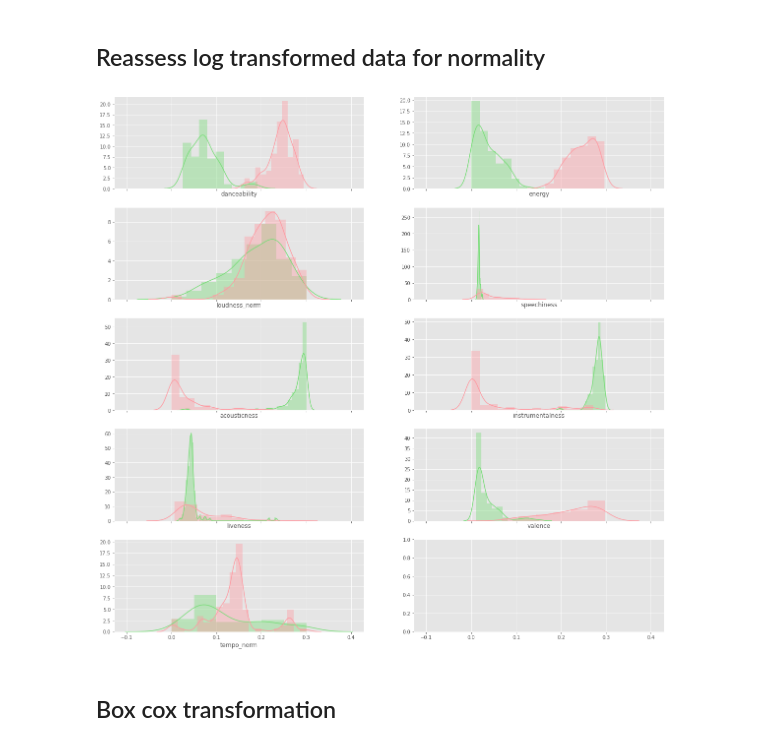
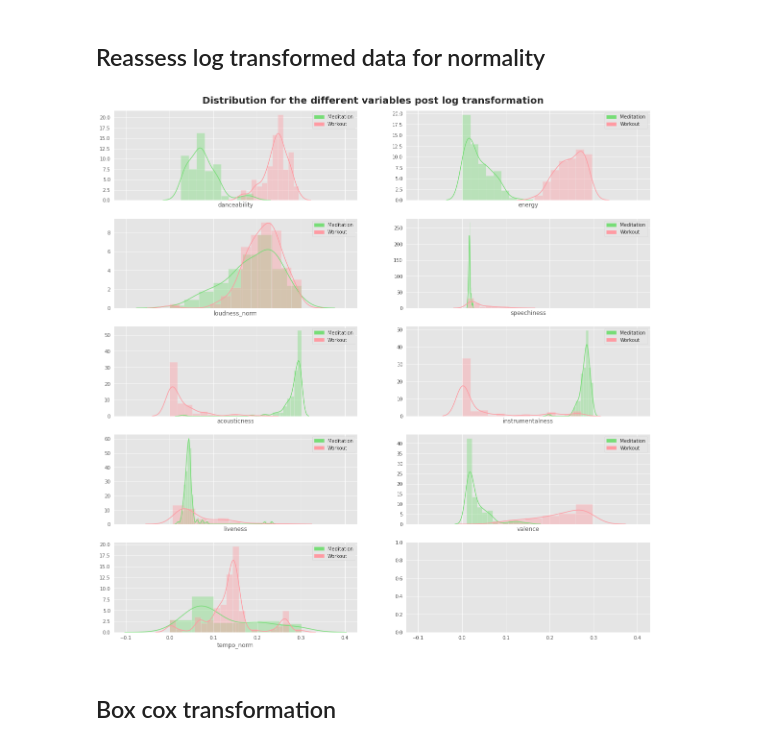
Before and after one commit to hannz88/Spotify_data_science, a Jupyter notebook: Comparing playlists.ipynb, the cells around one changed output. Cells and saved outputs as stored; diff of their text form; code cells hidden in the pictures.

```diff
--- a/Comparing playlists.ipynb
+++ b/Comparing playlists.ipynb
@@ -348,7 +349,7 @@ yaxis = diff.sort_values(ascending=False)
 plt.bar(xaxis, yaxis, color=col)
 plt.xticks(xaxis)
 ax.set_xticklabels(index_diff, rotation=-45)
-ax.set_title("Differences between Meditation tracks and Workout tracks", fontsize=15)
+ax.set_title("Differences between Meditation tracks and Workout tracks", fontsize=15, fontweight="bold")
 
 # set the legend
 import matplotlib.patches as patches
@@ -359,4 +360,6 @@ plt.legend(handles=[green,red], loc="upper right")
 # label
 plt.xlabel("Features", fontsize=14)
 plt.ylabel("Differences", fontsize=14)
+
+plt.savefig("Graphs/difference.png", bbox_inches='tight')
 # %% [output]
@@ -442,7 +455,16 @@ Meditation's loudness_norm p-value is 0.1610034555196762; Workout's loudness_nor
 # %%
+# set the legend
+import matplotlib.patches as patches
+green = patches.Patch(color="#77DD77", label="Meditation")
+red = patches.Patch(color="#FF9AA2", label="Workout")
+
+
 # plot the distributions
 f, axes = plt.subplots(5,2, figsize=(20,20), sharex=True)
 for ax, feature in zip(axes.flat, variables):
     sb.distplot(meditation[feature], color="#77DD77", ax=ax)
     sb.distplot(workout[feature], color="#FF9AA2", ax=ax)
+    ax.legend(handles=[green,red], loc="upper right")
+plt.suptitle("Distribution for the different variables", fontsize=20, y=0.9, fontweight="bold")  # set the overall title
+plt.savefig("Graphs/distribution_pre.png", bbox_inches='tight')
 # %% [output]
@@ -513,5 +535,6 @@ cmap = sb.diverging_palette(230,20, as_cmap=True)
 # draw the heatmap
 sb.heatmap(corr, mask=mask, cmap=cmap, vmax=.3, center=0,
             square=True, linewidths=.5, cbar_kws={"shrink": .5})
-ax.set_title("Correlation matrix for variables in Workout df", fontsize=15)
+ax.set_title("Correlation matrix for variables in Workout df", fontsize=15, fontweight="bold")
+plt.savefig("Graphs/workout_correlation.png", bbox_inches='tight')
 # %% [output]
@@ -632,12 +654,16 @@ for item in variables:
 # log transformation does not make it better
 # %%
 # plot the distributions of transformed data
+plt.style.use("ggplot")
 f, axes = plt.subplots(5,2, figsize=(20,20), sharex=True)
 for ax, feature in zip(axes.flat, variables):
     sb.distplot(med_df[feature], color="#77DD77", ax=ax)
     sb.distplot(workout_df[feature], color="#FF9AA2", ax=ax)
+    ax.legend(handles=[green,red], loc="upper right")
+plt.suptitle("Distribution for the different variables post log transformation", fontsize=20, y=0.9, fontweight="bold")  # set the overall title
+plt.savefig("Graphs/distribution_post.png", bbox_inches='tight')
 # %% [output]
-[figure, old version]
+[figure, new version]
 # %% [markdown]
 ## Box cox transformation
 # %%
```
Also changed, not shown: parts of 8 cells of this notebook, 1 other file.
